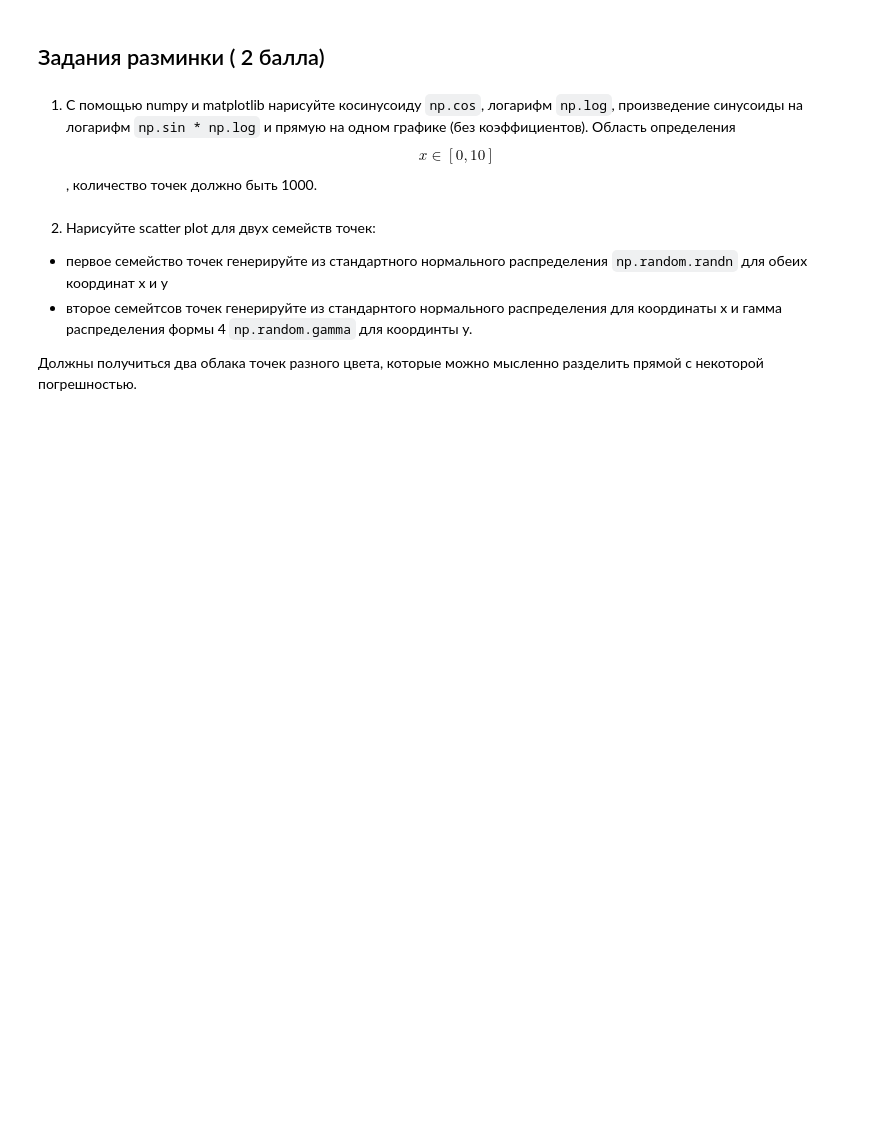
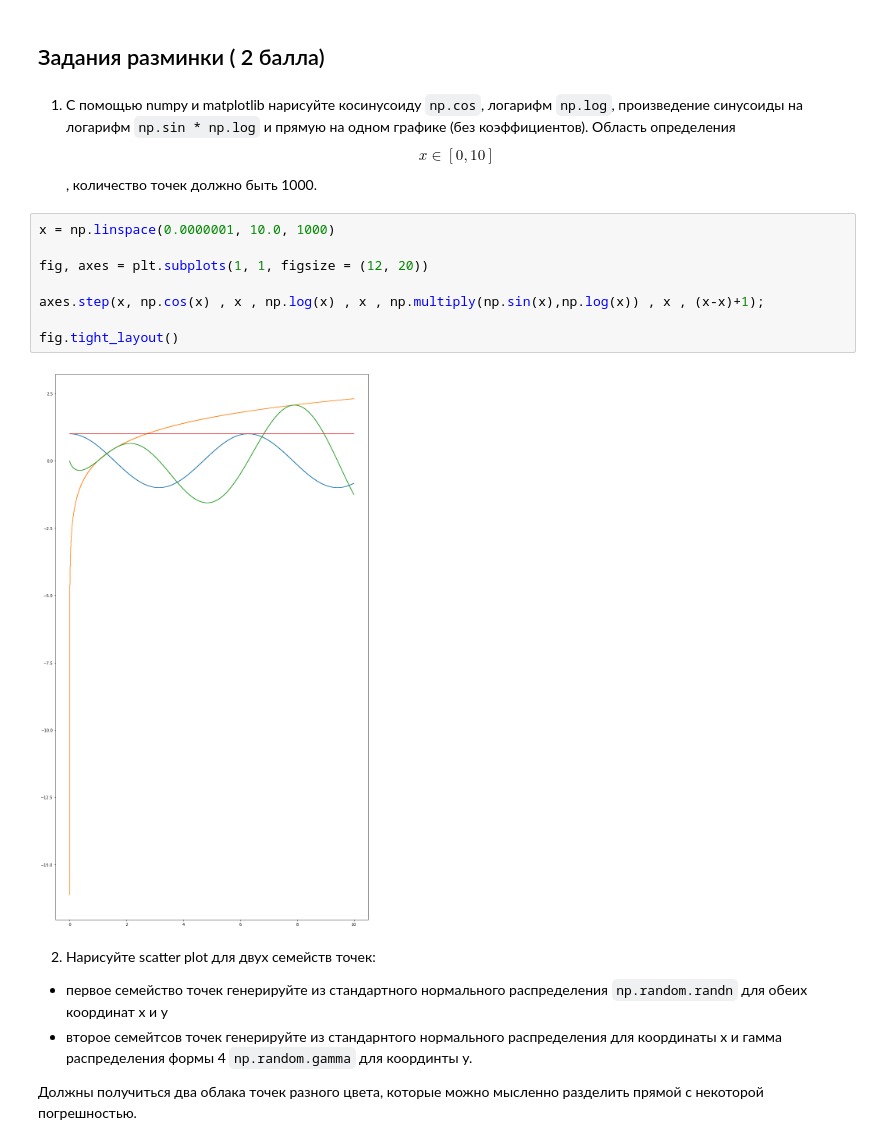
Before and after one commit to RobinGadik/it.sevenbits.ML, a Jupyter notebook: homework-03.ipynb, the cells around one changed output. Saved outputs shown, nothing was run; the diff lists cells and outputs as text; blank space fills up the shorter version.

```diff
--- a/homework-03.ipynb
+++ b/homework-03.ipynb
@@ -23,6 +23,16 @@ import seaborn as sns
 ## Задания разминки ( 2 балла)
 # %% [markdown]
 1) С помощью numpy и matplotlib нарисуйте косинусоиду `np.cos`, логарифм `np.log`, произведение синусоиды на логарифм `np.sin * np.log` и прямую на одном графике (без коэффициентов). Область определения $$x \in [0,10]$$, количество точек должно быть 1000.
+# %%
+x = np.linspace(0.0000001, 10.0, 1000)
+
+fig, axes = plt.subplots(1, 1, figsize = (12, 20))
+
+axes.step(x, np.cos(x) , x , np.log(x) , x , np.multiply(np.sin(x),np.log(x)) , x , (x-x)+1);
+
+fig.tight_layout()
+# %% [output]
+[figure, added]
 # %% [markdown]
 2) Нарисуйте scatter plot для двух семейств точек:
 - первое семейство точек генерируйте из стандартного нормального распределения `np.random.randn` для обеих координат x и y
```
Also changed, not shown: parts of 30 cells of this notebook.
